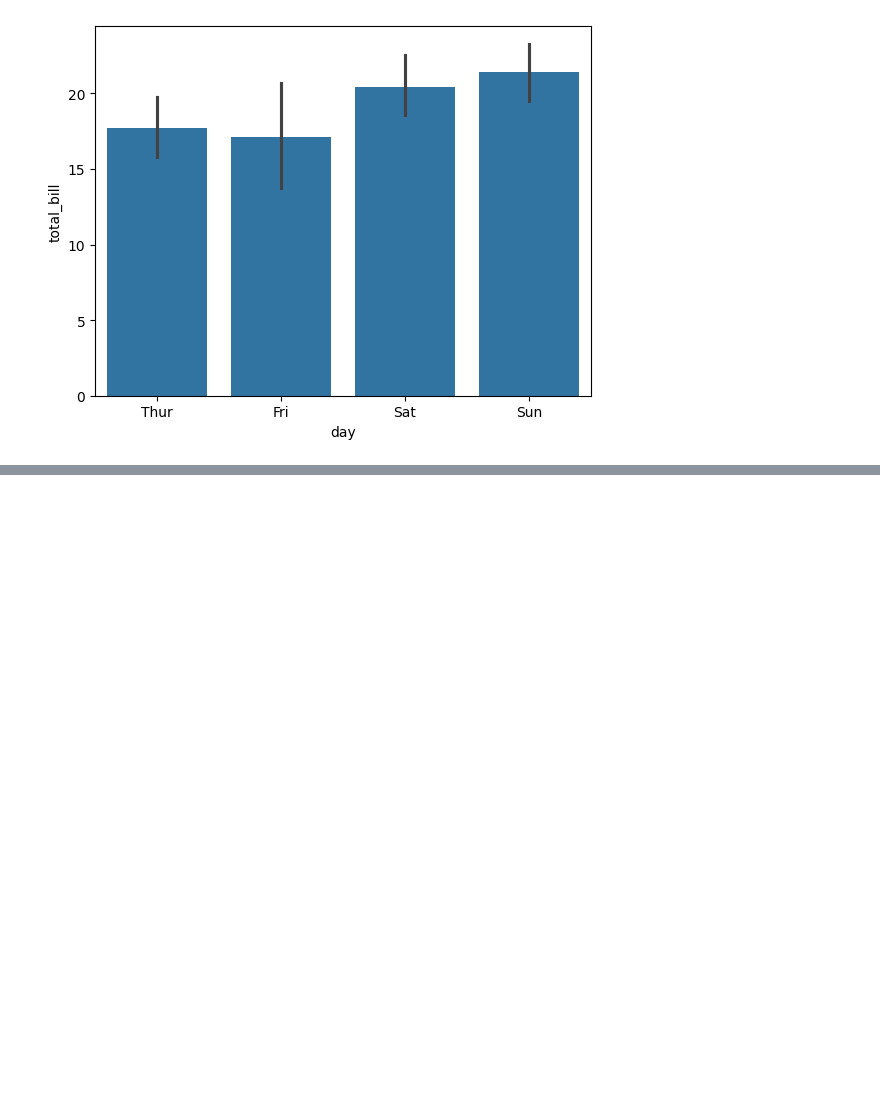
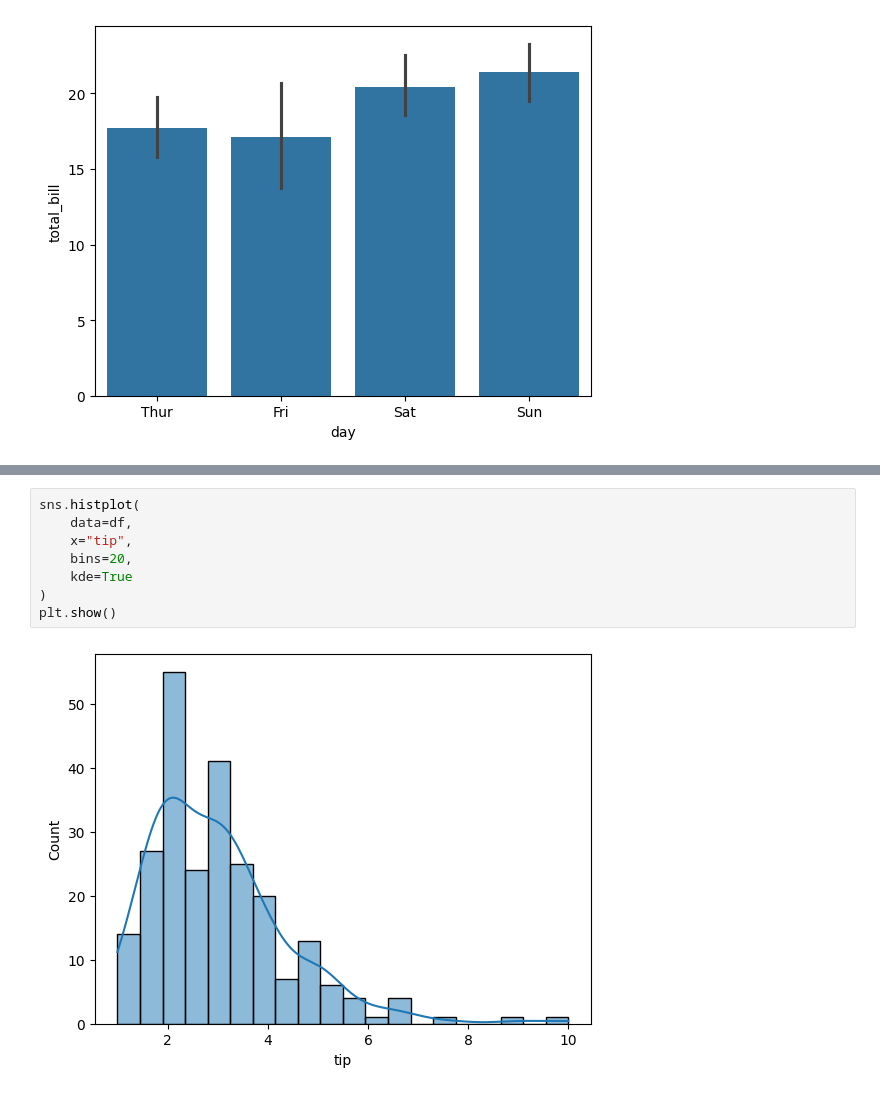
Before and after one commit to dmamun/Machine_learning_basic, a Jupyter notebook: Machine_learning_basic.ipynb, the cells around one changed output, grey strips where cells are left out. Drawn from its saved outputs; the diff is of its cells as text; blank space fills up the shorter version.

```diff
--- a/Machine_learning_basic.ipynb
+++ b/Machine_learning_basic.ipynb
@@ -1629,0 +1652,10 @@ sns.barplot(
+# %%
+sns.histplot(
+    data=df,
+    x="tip",
+    bins=20,
+    kde=True
+)
+plt.show()
+# %% [output]
+[figure, added]
```
Also changed, not shown: parts of 4 cells of this notebook.
